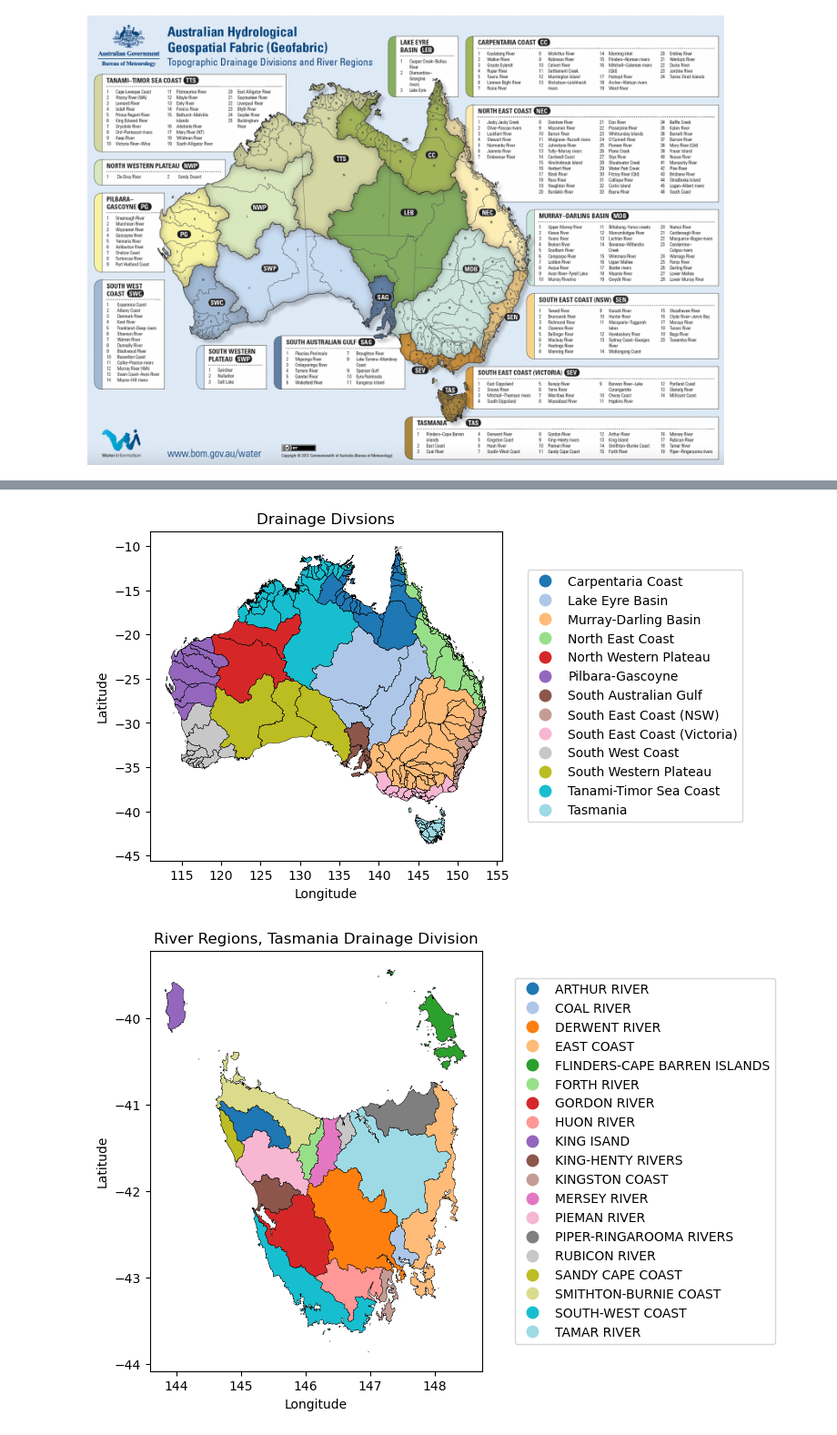
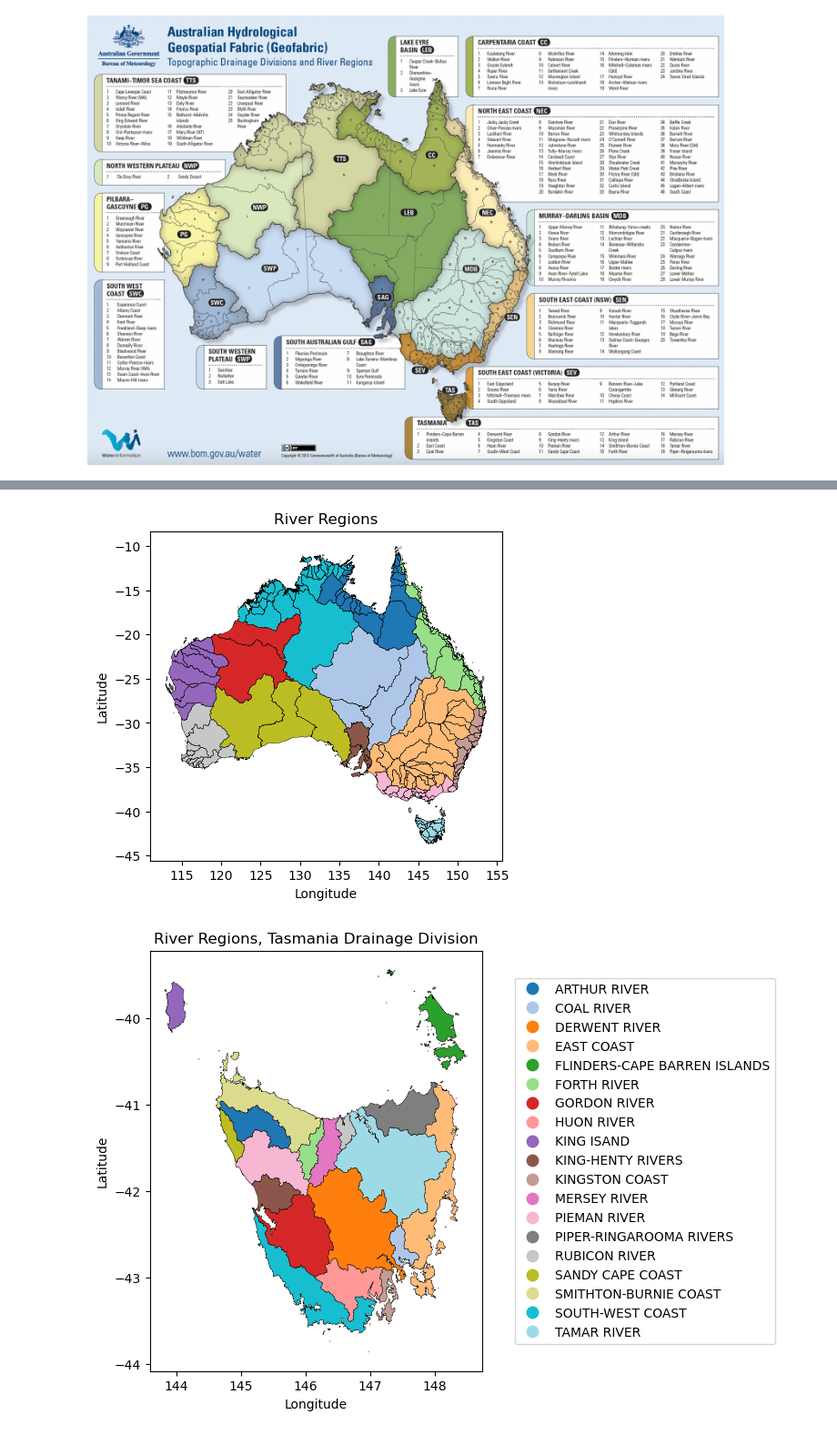
Before and after one commit to aus-ref-clim-data-nci/shapefiles, a Jupyter notebook: river_regions.ipynb, the cells around one changed output, grey strips where cells are left out. Shown at 91% size. Drawn from its saved outputs; the diff is of its cells as text; code cells hidden in the pictures.

```diff
--- a/river_regions.ipynb
+++ b/river_regions.ipynb
@@ -12,8 +12,25 @@ Image(filename='figures/river_regions.png', width=700)
 # %% [output]
 [figure]
 # %%
-river_regions_file = 'V32_RiverRegions/V32_RiverRegions.shp'
+river_regions_file = 'V32_RiverRegions.zip'
 # %%
 river_regions = gp.read_file(river_regions_file)
 # %%
-river_regions
+river_regions = river_regions.drop(columns=[
+    'OBJECTID',
+    'HydroID',
+    'SrcFCName',
+    'SrcFType',
+    'SrcType',
+    'SourceID',
+    'FeatRel',
+    'FSource',
+    'AttrRel',
+    'AttrSource',
+    'PlanAcc',
+    'Symbol',
+    'TextNote',
+    'AlbersArea',
+    'Shape_Leng',
+    'Shape_Area',
+])
@@ -33,0 +37,2 @@ river_regions
+# %%
+river_regions = river_regions[['RivRegName', 'RivRegNum', 'Division', 'geometry']]
@@ -34,19 +55,17 @@ river_regions
 # %%
 river_regions.plot(
     figsize=[5, 5],
     column='Division',
     cmap='tab20',
-    legend=True,
     linewidth=0.25,
     edgecolor='black',
-    legend_kwds={'loc': 'right', 'bbox_to_anchor': (1.7, 0.5)},
 )
-plt.title('Drainage Divsions')
+plt.title('River Regions')
 plt.xlabel('Longitude')
 plt.ylabel('Latitude')
 plt.show()
 # %% [output]
-[figure, old version]
+[figure, new version]
 # %%
 river_regions[river_regions['Division'] == 'Tasmania'].plot(
     figsize=[5, 6],
```
Also changed, not shown: parts of 6 cells of this notebook, 2 other files.
